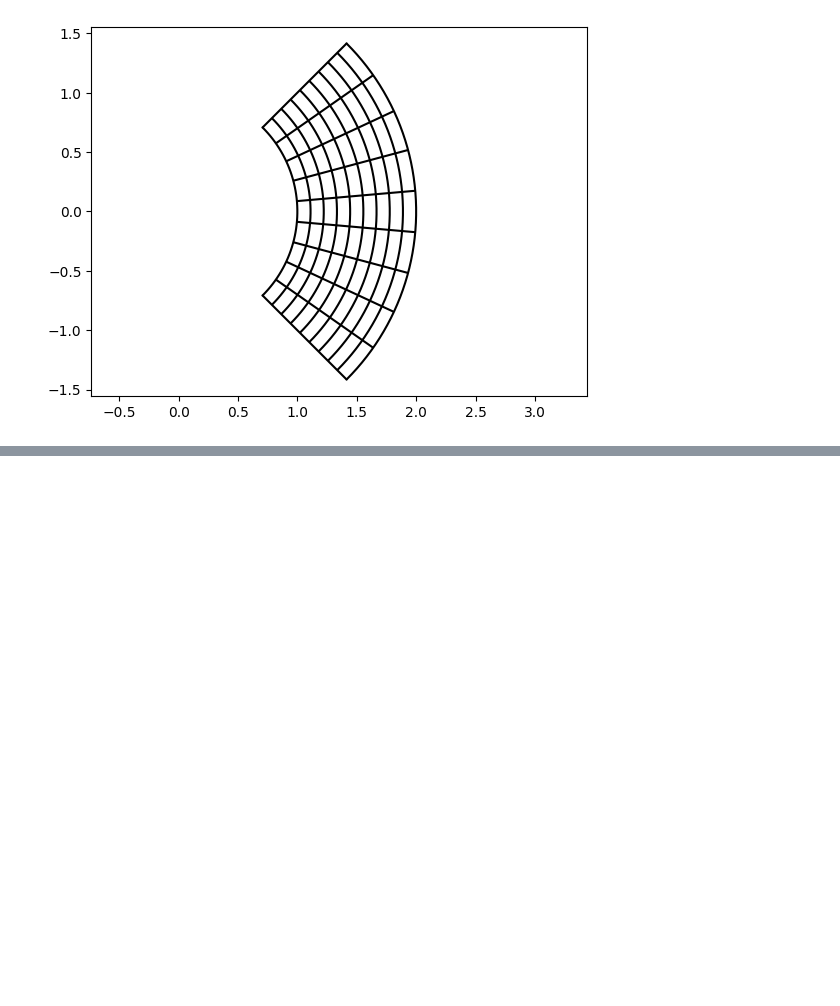
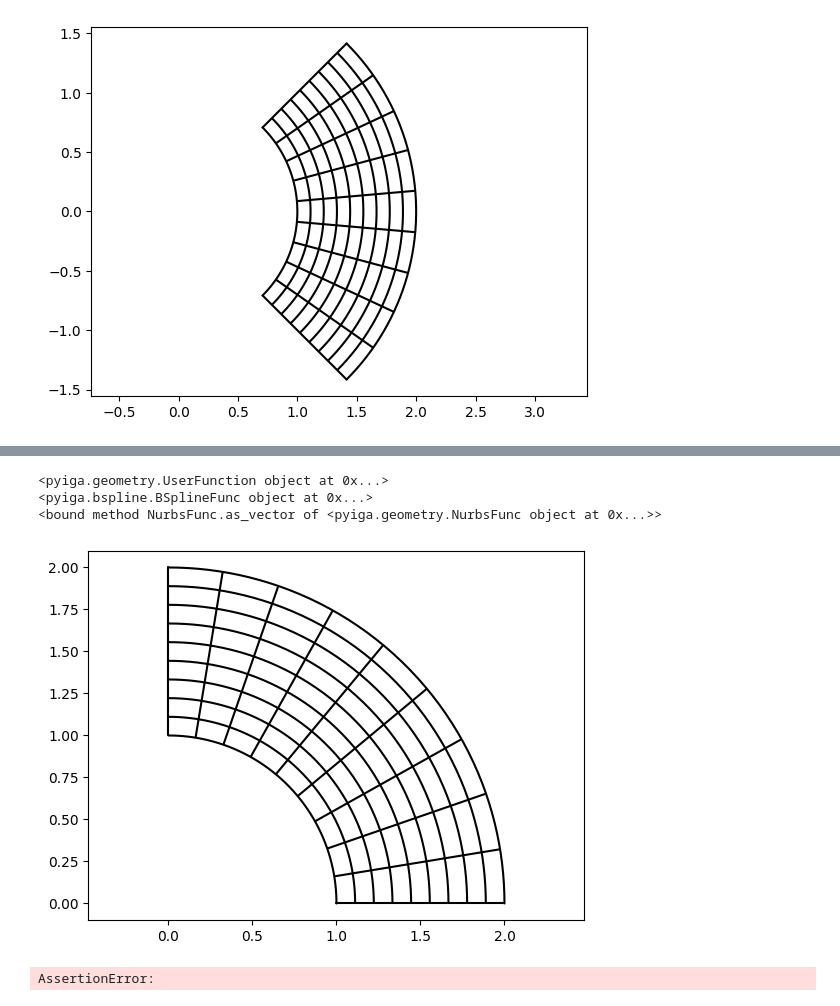
Before and after one commit to kevin866/pyiga, a Jupyter notebook: notebooks/super.ipynb, the cells around one changed output, grey strips where cells are left out. Saved outputs shown, nothing was run; the diff lists cells and outputs as text; code cells hidden in the pictures; blank space fills up the shorter version.

```diff
--- a/notebooks/super.ipynb
+++ b/notebooks/super.ipynb
@@ -49,0 +113,19 @@ axis('equal');
+# %%
+print(f_func)
+print(geometry.line_segment(0,5, intervals=3))
+f = geometry.circular_arc(pi/2)
+print(f.as_vector)
+vis.plot_geo(geometry.outer_product(f, geometry.line_segment(1, 2)))
+axis('equal');
+# %% [output]
+<pyiga.geometry.UserFunction object at 0x...>
+<pyiga.bspline.BSplineFunc object at 0x...>
+<bound method NurbsFunc.as_vector of <pyiga.geometry.NurbsFunc object at 0x...>>
+[figure, added]
+# %%
+G = geometry.tensor_product(geometry.line_segment(0,1),
+                            geometry.line_segment(0,5, intervals=3))
+vis.plot_geo(G)
+axis('scaled');
+# %% [output]
+AssertionError:
```
Also changed, not shown: parts of 3 cells of this notebook.
